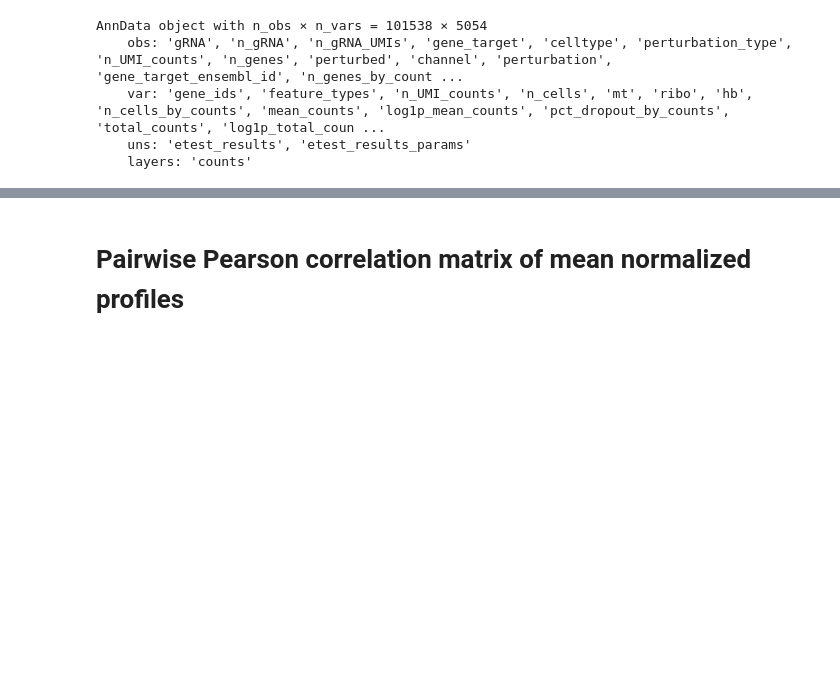
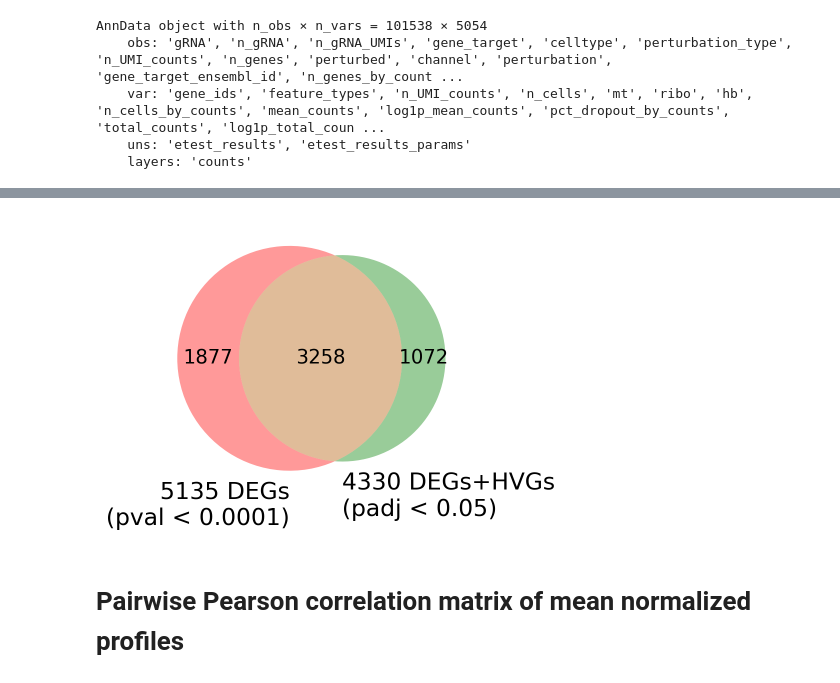
Before and after one commit to subramaniam-lab-ucsd/tf-project, a Jupyter notebook: tf_project_de_analysis_mde.ipynb, the cells around one changed output, grey strips where cells are left out. Cells and saved outputs as stored; diff of their text form; code cells hidden in the pictures; blank space fills up the shorter version.

```diff
--- a/tf_project_de_analysis_mde.ipynb
+++ b/tf_project_de_analysis_mde.ipynb
@@ -1466,2 +1610,7 @@ adata_padj10_lfc0pt25 = filter_adata_degs(adata, de_results_df_gene_targets,
+# %%
+_ = venn2((degs_pval_0pt0001, degs_hvgs_50),
+          set_labels=("5135 DEGs\n(pval < 0.0001)", "4330 DEGs+HVGs\n(padj < 0.05)"))
+# %% [output]
+[figure, added]
 # %% [markdown]
 # Pairwise Pearson correlation matrix of mean normalized profiles
```
Also changed, not shown: parts of 21 cells of this notebook.
